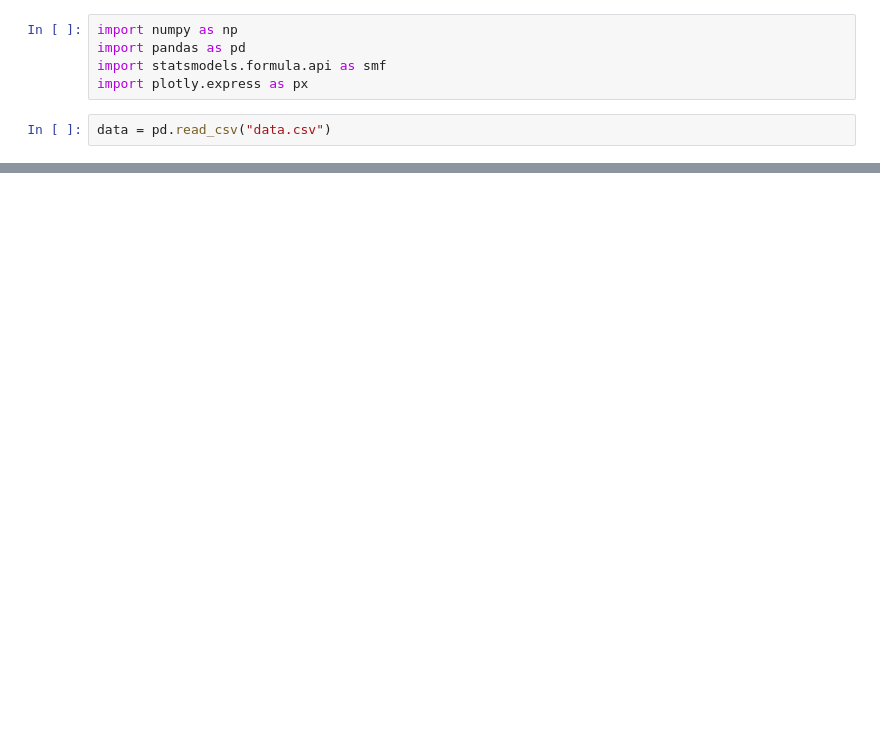
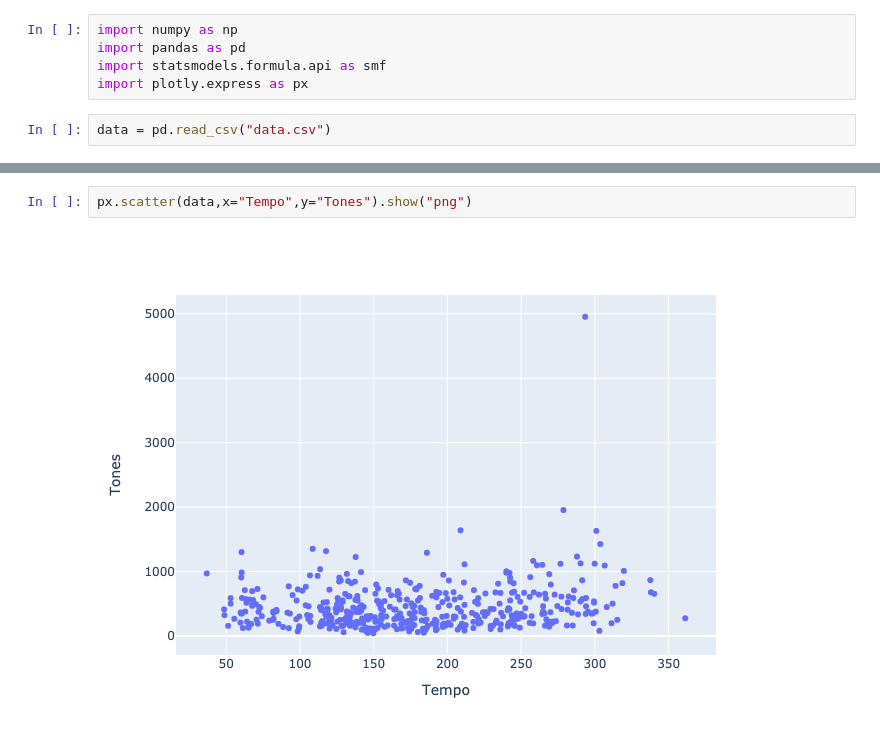
Before and after one commit to brodyholt/Multinomial-Logit-Model-on-Jazz-Solo-Data, a Jupyter notebook: jazz.ipynb, the cells around one changed output, grey strips where cells are left out. Cells and saved outputs as stored; diff of their text form; blank space fills up the shorter version.

```diff
--- a/jazz.ipynb
+++ b/jazz.ipynb
@@ -13,0 +23,4 @@ ValueError: Mime type rendering requires nbformat>=4.2.0 but it is not installed
+# %%
+px.scatter(data,x="Tempo",y="Tones").show("png")
+# %% [output]
+[figure, added]
```
Also changed, not shown: parts of 10 cells of this notebook.
